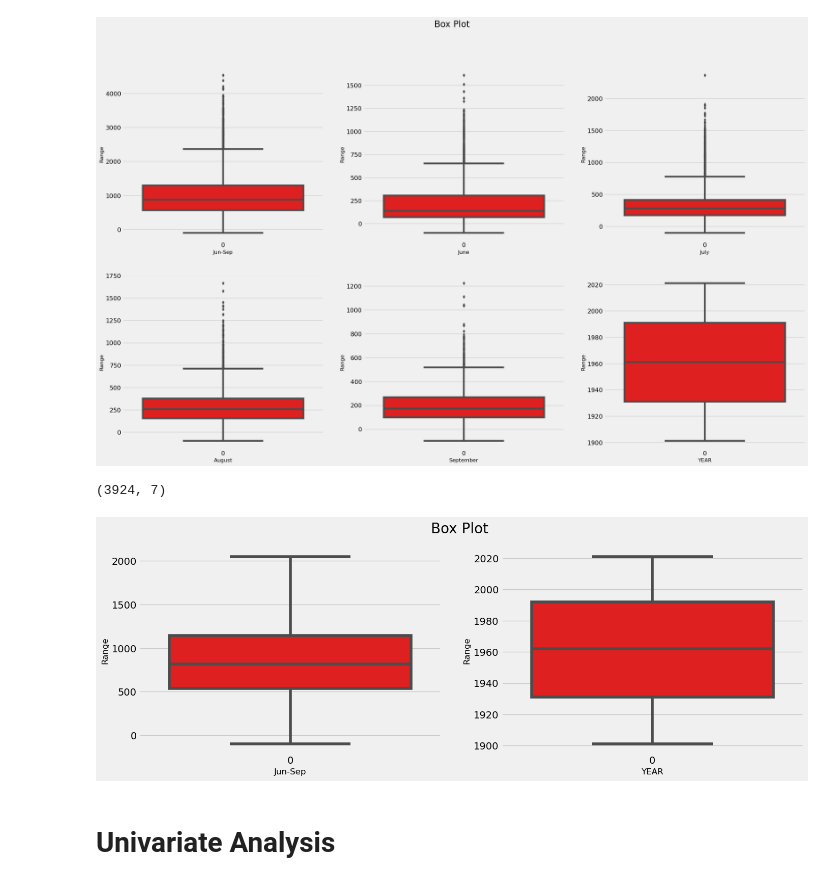
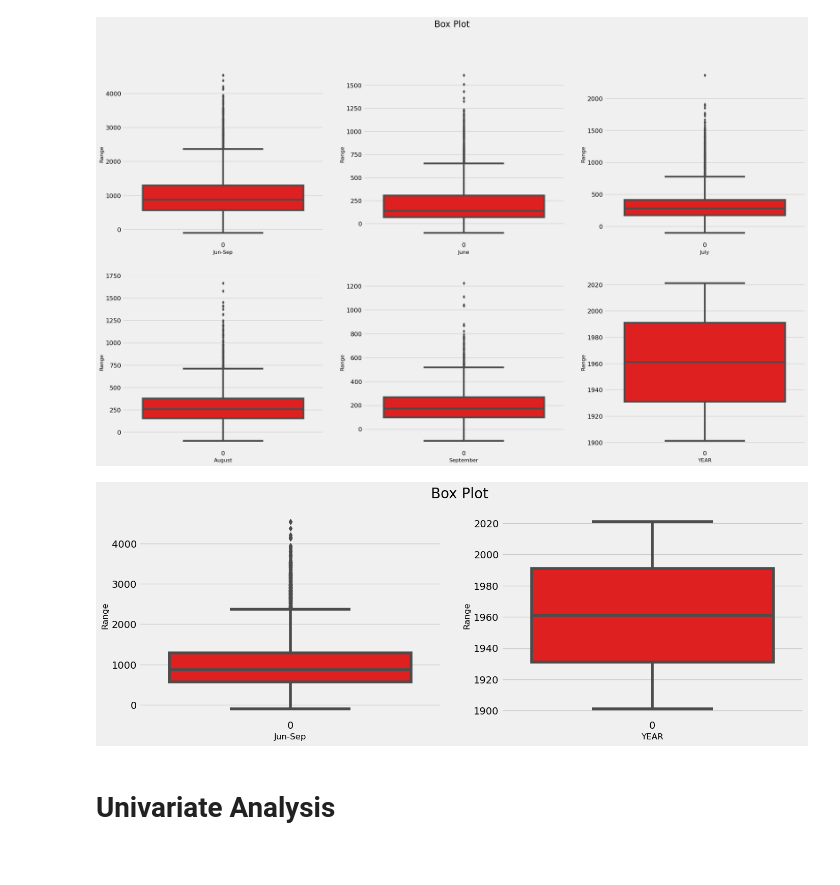
Before and after one commit to SreeSaiBhavesh/Datathon, a Jupyter notebook: RainFallPrediction.ipynb, the cells around one changed output. Cells and saved outputs as stored; diff of their text form; code cells hidden in the pictures.

```diff
--- a/RainFallPrediction.ipynb
+++ b/RainFallPrediction.ipynb
@@ -146,31 +152,29 @@ plt.show()
 # %% [output]
 [figure]
 # %%
-data1 = data[data['JUN-SEP']<2050]
-data1.shape
+# data = data[data['JUN-SEP']<2050]
+# data.shape
-# %% [output]
-(3924, 7)
 # %%
 # lets check the boxplots for the columns where we suspect for outliers
 plt.rcParams['figure.figsize'] = (15, 5)
 plt.style.use('fivethirtyeight')
 
 # Box plot for JUN-SEP
 plt.subplot(1, 2, 1)
-sns.boxplot(data1['JUN-SEP'], color = 'red')
+sns.boxplot(data['JUN-SEP'], color = 'red')
 plt.xlabel('Jun-Sep', fontsize = 12)
 plt.ylabel('Range', fontsize = 12)
 
 # Box plot for Year
 plt.subplot(1, 2, 2)
-sns.boxplot(data1['YEAR'], color = 'red')
+sns.boxplot(data['YEAR'], color = 'red')
 plt.xlabel('YEAR', fontsize = 12)
 plt.ylabel('Range', fontsize = 12)
 
 plt.suptitle('Box Plot', fontsize = 20)
 plt.show()
 # %% [output]
-[figure, old version]
+[figure, new version]
 # %% [markdown]
 # Univariate Analysis
 # %%
```
Also changed, not shown: parts of 33 cells of this notebook.
